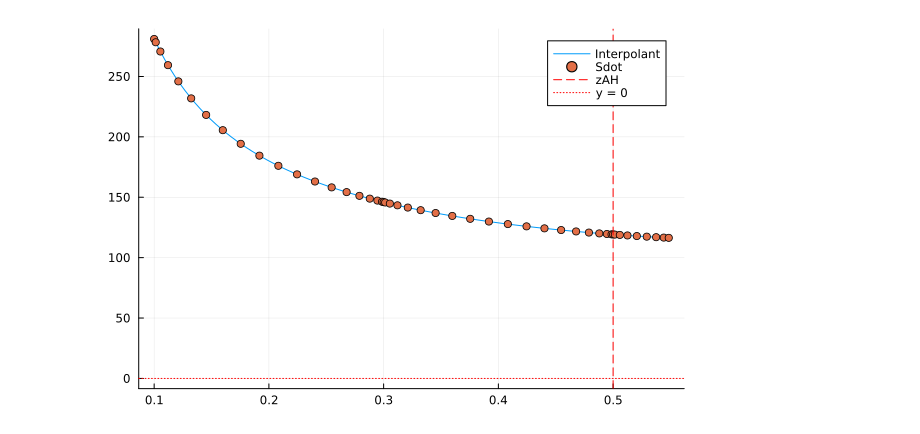
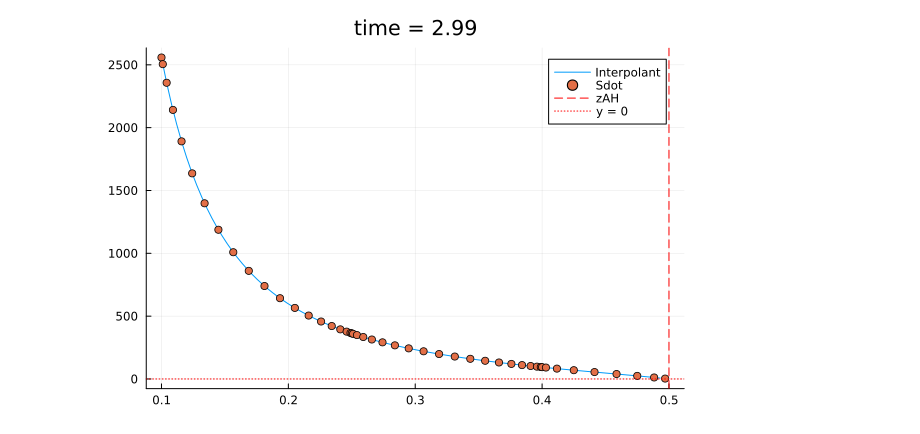
Before and after one commit to JanKozuszek/Reproducing-Dynamic-Holo, a Jupyter notebook: NewRun.ipynb, the cells around one changed output. Cells and saved outputs as stored; diff of their text form; code cells hidden in the pictures.

```diff
--- a/NewRun.ipynb
+++ b/NewRun.ipynb
@@ -142,5 +155,7 @@ scatter(grids,outfile[end][1])
 # %%
-fig = PlotSdot([T(2), monitorfile[end-180][2], outfile[end-180][1][1][1],outfile[end-180][5][1][1]],outfile[end-180][:]);
+ind =400;
+fig = PlotSdot([monitorfile[ind][1], monitorfile[ind][2], outfile[ind][1][1][1],outfile[ind][5][1][1]],outfile[ind][:]);
+title!(fig, string("time = ",format(monitorfile[ind][1],precision=2)))
 display(fig)
 # %% [output]
-[figure, old version]
+[figure, new version]
```
Also changed, not shown: parts of 16 cells of this notebook, 2 other files.
